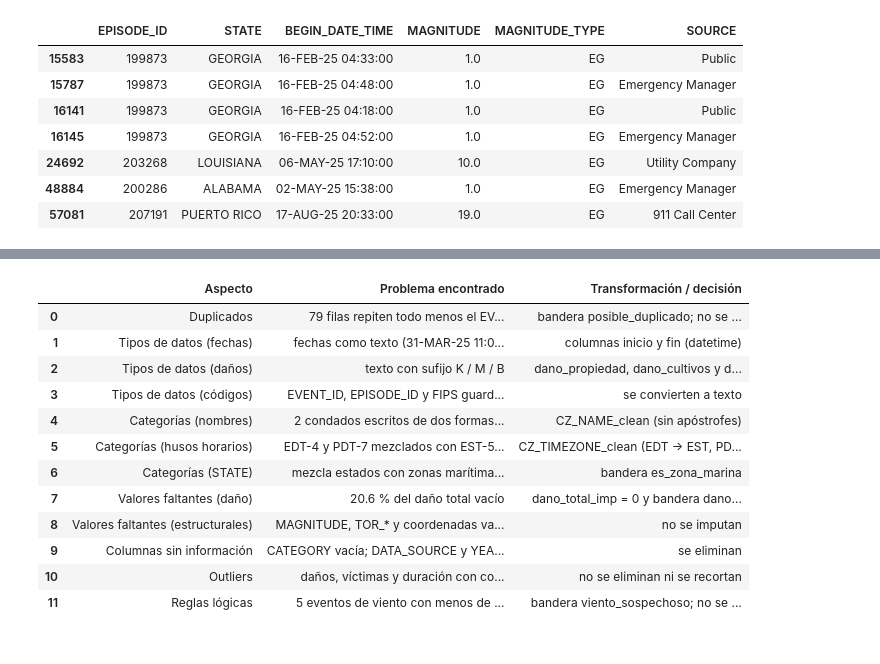
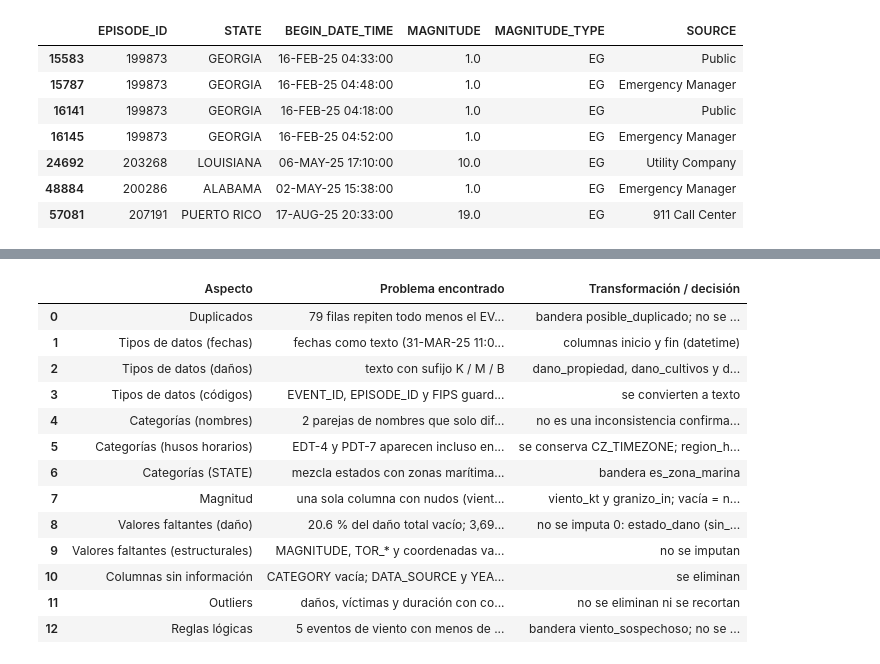
Before and after one commit to kaneeqi/storm-impact-prediction, a Jupyter notebook: notebooks/TP1.ipynb, the cells around one changed output, grey strips where cells are left out. Saved outputs shown, nothing was run; the diff lists cells and outputs as text; code cells hidden in the pictures.

```diff
--- a/notebooks/TP1.ipynb
+++ b/notebooks/TP1.ipynb
@@ -1147,48 +1394,51 @@ No se eliminó ninguna fila (siguen los 72,360 eventos). Se agregaron columnas n
 # %%
 resumen = pd.DataFrame({
     "Aspecto": ["Duplicados", "Tipos de datos (fechas)", "Tipos de datos (daños)", "Tipos de datos (códigos)",
-                "Categorías (nombres)", "Categorías (husos horarios)", "Categorías (STATE)",
+                "Categorías (nombres)", "Categorías (husos horarios)", "Categorías (STATE)", "Magnitud",
                 "Valores faltantes (daño)", "Valores faltantes (estructurales)", "Columnas sin información",
                 "Outliers", "Reglas lógicas"],
     "Problema encontrado": [
         "79 filas repiten todo menos el EVENT_ID",
         "fechas como texto (31-MAR-25 11:04:00)",
         "texto con sufijo K / M / B",
         "EVENT_ID, EPISODE_ID y FIPS guardados como números",
-        "2 condados escritos de dos formas (apóstrofe)",
-        "EDT-4 y PDT-7 mezclados con EST-5 y PST-8",
+        "2 parejas de nombres que solo difieren en el apóstrofe, en tipos de zona distintos (C y Z)",
+        "EDT-4 y PDT-7 aparecen incluso en meses sin horario de verano",
         "mezcla estados con zonas marítimas y lagos",
-        "20.6 % del daño total vacío",
+        "una sola columna con nudos (viento) y pulgadas (granizo)",
+        "20.6 % del daño total vacío; 3,691 eventos con solo un componente informado",
         "MAGNITUDE, TOR_* y coordenadas vacías según el tipo de evento",
         "CATEGORY vacía; DATA_SOURCE y YEAR constantes",
         "daños, víctimas y duración con colas muy largas",
         "5 eventos de viento con menos de 10 nudos"],
     "Transformación / decisión": [
         "bandera posible_duplicado; no se eliminan",
         "columnas inicio y fin (datetime)",
         "dano_propiedad, dano_cultivos y dano_total (numéricos)",
         "se convierten a texto",
-        "CZ_NAME_clean (sin apóstrofes)",
-        "CZ_TIMEZONE_clean (EDT -> EST, PDT -> PST)",
+        "no es una inconsistencia confirmada; CZ_NAME se conserva",
+        "se conserva CZ_TIMEZONE; region_horaria sin desfase exacto",
         "bandera es_zona_marina",
-        "dano_total_imp = 0 y bandera dano_vacio",
+        "viento_kt y granizo_in; vacía = no aplica",
+        "no se imputa 0: estado_dano (sin_info / cero / positivo); el daño parcial queda como limitación",
         "no se imputan",
         "se eliminan",
         "no se eliminan ni se recortan",
         "bandera viento_sospechoso; no se eliminan"]
 })
 resumen
 # %% [output]
 |  | Aspecto | Problema encontrado | Transformación / decisión |
 | 0 | Duplicados | 79 filas repiten todo menos el EV... | bandera posible_duplicado; no se ... |
 | 1 | Tipos de datos (fechas) | fechas como texto (31-MAR-25 11:0... | columnas inicio y fin (datetime) |
 | 2 | Tipos de datos (daños) | texto con sufijo K / M / B | dano_propiedad, dano_cultivos y d... |
 | 3 | Tipos de datos (códigos) | EVENT_ID, EPISODE_ID y FIPS guard... | se convierten a texto |
-| 4 | Categorías (nombres) | 2 condados escritos de dos formas... | CZ_NAME_clean (sin apóstrofes) |
-| 5 | Categorías (husos horarios) | EDT-4 y PDT-7 mezclados con EST-5... | CZ_TIMEZONE_clean (EDT -> EST, PD... |
+| 4 | Categorías (nombres) | 2 parejas de nombres que solo dif... | no es una inconsistencia confirma... |
+| 5 | Categorías (husos horarios) | EDT-4 y PDT-7 aparecen incluso en... | se conserva CZ_TIMEZONE; region_h... |
 | 6 | Categorías (STATE) | mezcla estados con zonas marítima... | bandera es_zona_marina |
-| 7 | Valores faltantes (daño) | 20.6 % del daño total vacío | dano_total_imp = 0 y bandera dano... |
-| 8 | Valores faltantes (estructurales) | MAGNITUDE, TOR_* y coordenadas va... | no se imputan |
-| 9 | Columnas sin información | CATEGORY vacía; DATA_SOURCE y YEA... | se eliminan |
-| 10 | Outliers | daños, víctimas y duración con co... | no se eliminan ni se recortan |
-| 11 | Reglas lógicas | 5 eventos de viento con menos de ... | bandera viento_sospechoso; no se ... |
+| 7 | Magnitud | una sola columna con nudos (vient... | viento_kt y granizo_in; vacía = n... |
+| 8 | Valores faltantes (daño) | 20.6 % del daño total vacío; 3,69... | no se imputa 0: estado_dano (sin_... |
+| 9 | Valores faltantes (estructurales) | MAGNITUDE, TOR_* y coordenadas va... | no se imputan |
+| 10 | Columnas sin información | CATEGORY vacía; DATA_SOURCE y YEA... | se eliminan |
+| 11 | Outliers | daños, víctimas y duración con co... | no se eliminan ni se recortan |
+| 12 | Reglas lógicas | 5 eventos de viento con menos de ... | bandera viento_sospechoso; no se ... |
```
Also changed, not shown: parts of 41 cells of this notebook.
